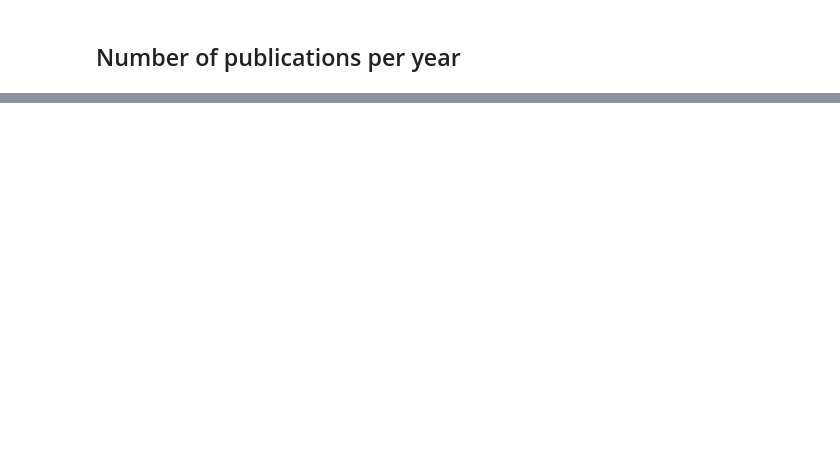
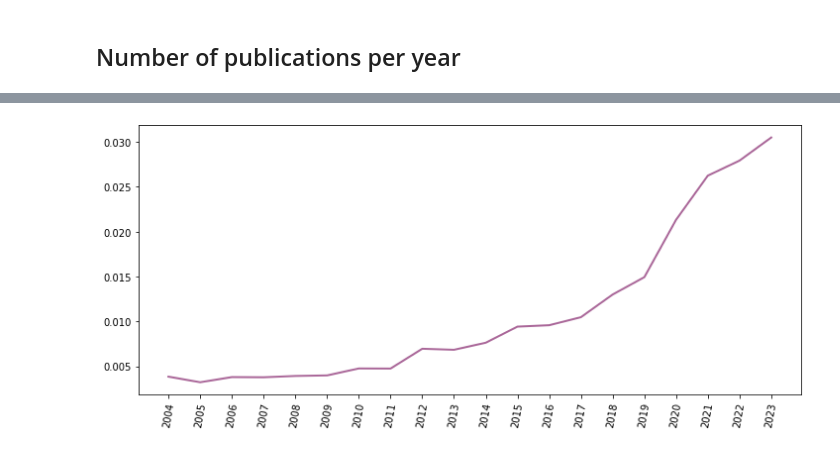
Before and after one commit to peterverhaar/textmining_with_python, a Jupyter notebook: _sources/De-tabooing_loneliness.ipynb, the cells around one changed output, grey strips where cells are left out. Drawn from its saved outputs; the diff is of its cells as text; code cells hidden in the pictures; blank space fills up the shorter version.

```diff
--- a/_sources/De-tabooing_loneliness.ipynb
+++ b/_sources/De-tabooing_loneliness.ipynb
@@ -14 +206,4 @@ file_name = 'articles_loneliness.json'
+# %%
+with open(f'articles_{query}.json', 'w') as f:
+    json.dump(results, f)
 # %%
@@ -44,0 +258,25 @@ for year in sorted(dates_counter.keys()):
+# %%
+nr_dois = dict()
+
+for year in range(2004,2024):
+
+    rows = 0
+    publ_type = 'journal-article'
+    start_date = f'{year}-01-01'
+    end_date = f'{year}-12-31'
+
+    headers = {'User-Agent':'mailto:p.a.f.verhaar@hum.leidenuniv.nl'}
+
+    url = f'https://api.crossref.org/types/{publ_type}/works?rows={rows}'
+
+    if re.search(r'\d',start_date) and re.search(r'\d',end_date):
+        url += f'&filter=type:{publ_type},from-pub-date:{start_date},until-pub-date:{end_date}'
+
+    response = requests.get(url,headers=headers)
+    if response:
+        json_data = response.json()
+        total_items = json_data['message']['total-results']
+        nr_dois[year] = total_items
+# %%
+for year in nr_dois:
+    print(f'{year}: {nr_dois[year]} DOIs for journal articles in total')
@@ -44,0 +304,17 @@ for year in sorted(dates_counter.keys()):
+# %%
+dates_counter = Counter(df['year'].astype(int))
+
+x_axis = []
+y_axis = []
+
+for year in sorted(dates_counter.keys()):
+    x_axis.append(str(year))
+    y_axis.append( (dates_counter.get(year)/nr_dois[year])*100 )
+
+fig = plt.figure( figsize = ( 12, 5))
+ax = sns.lineplot( x= x_axis, y=y_axis,
+                  color= '#AA6799', linestyle='solid',linewidth=2 )
+plt.xticks(rotation= 80)
+plt.show()
+# %% [output]
+[figure, added]
```
Also changed, not shown: parts of 36 cells of this notebook, 37 other files.
